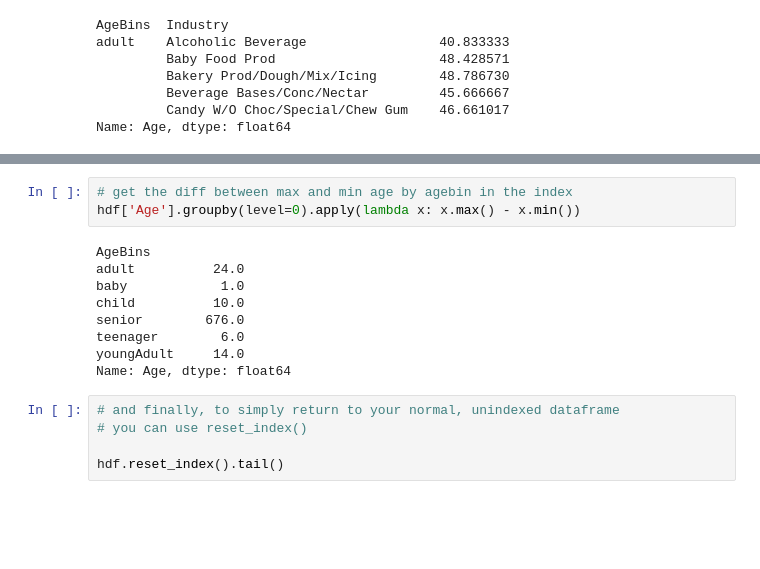
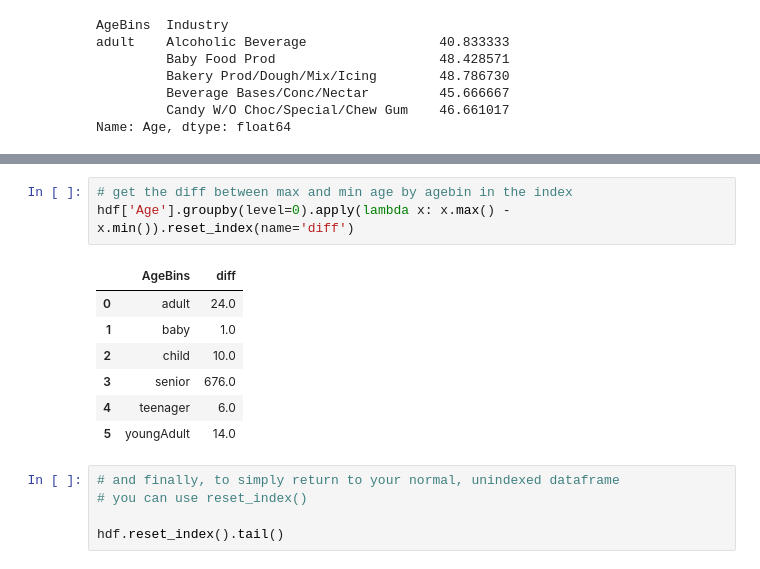
Before and after one commit to datawrestler/Tutorials, a Jupyter notebook: Pandas/PandasIndexing.ipynb, the cells around one changed output, grey strips where cells are left out. Cells and saved outputs as stored; diff of their text form; blank space fills up the shorter version.

```diff
--- a/Pandas/PandasIndexing.ipynb
+++ b/Pandas/PandasIndexing.ipynb
@@ -532,16 +531,15 @@ Name: Age, dtype: float64
 | 3 | Beverage Bases/Conc/Nectar | 32.525424 |
 # %%
 # get the diff between max and min age by agebin in the index
-hdf['Age'].groupby(level=0).apply(lambda x: x.max() - x.min())
+hdf['Age'].groupby(level=0).apply(lambda x: x.max() - x.min()).reset_index(name='diff')
 # %% [output]
-AgeBins
-adult          24.0
-baby            1.0
-child          10.0
-senior        676.0
-teenager        6.0
-youngAdult     14.0
-Name: Age, dtype: float64
+|  | AgeBins | diff |
+| 0 | adult | 24.0 |
+| 1 | baby | 1.0 |
+| 2 | child | 10.0 |
+| 3 | senior | 676.0 |
+| 4 | teenager | 6.0 |
+| 5 | youngAdult | 14.0 |
 # %%
 # and finally, to simply return to your normal, unindexed dataframe
 # you can use reset_index()
```
Also changed, not shown: parts of 4 cells of this notebook, 6 other files.
